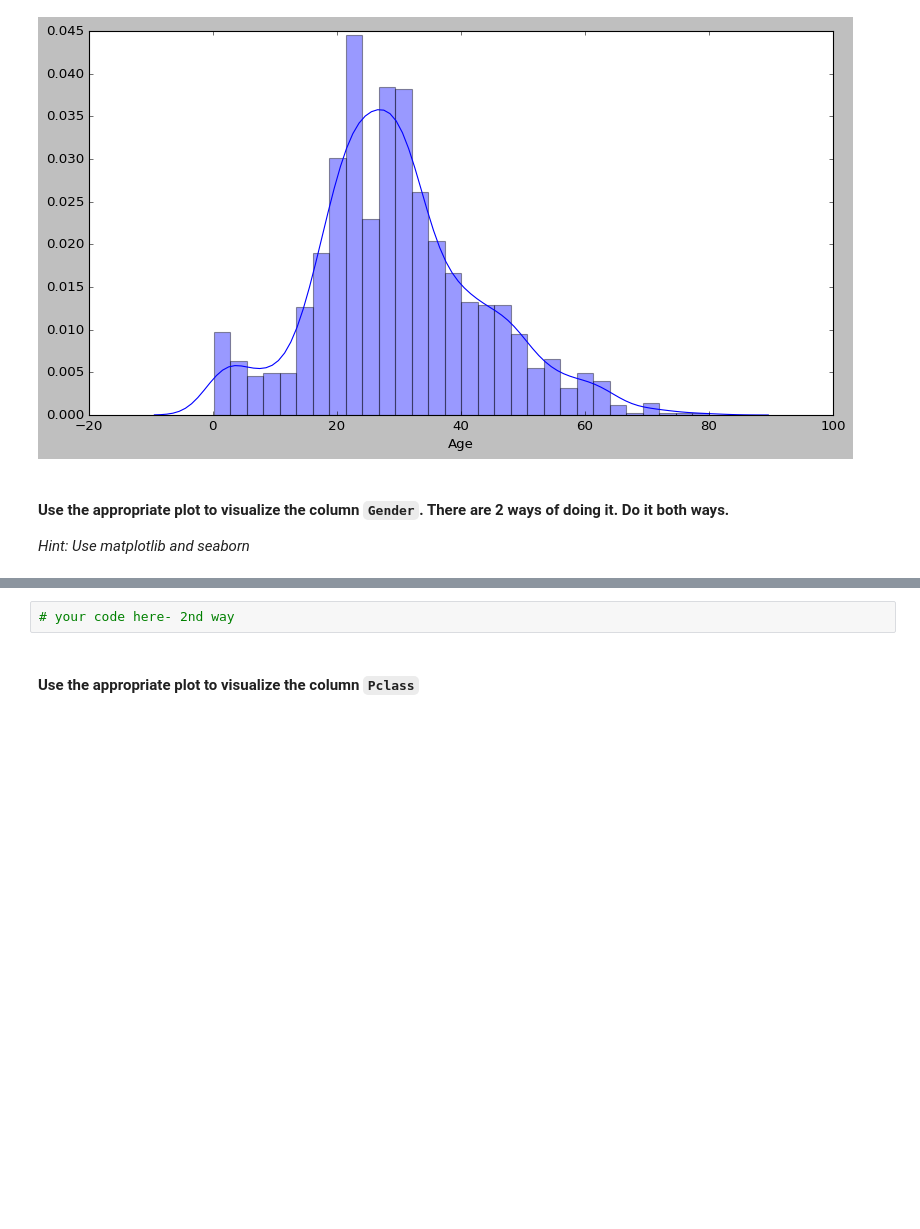
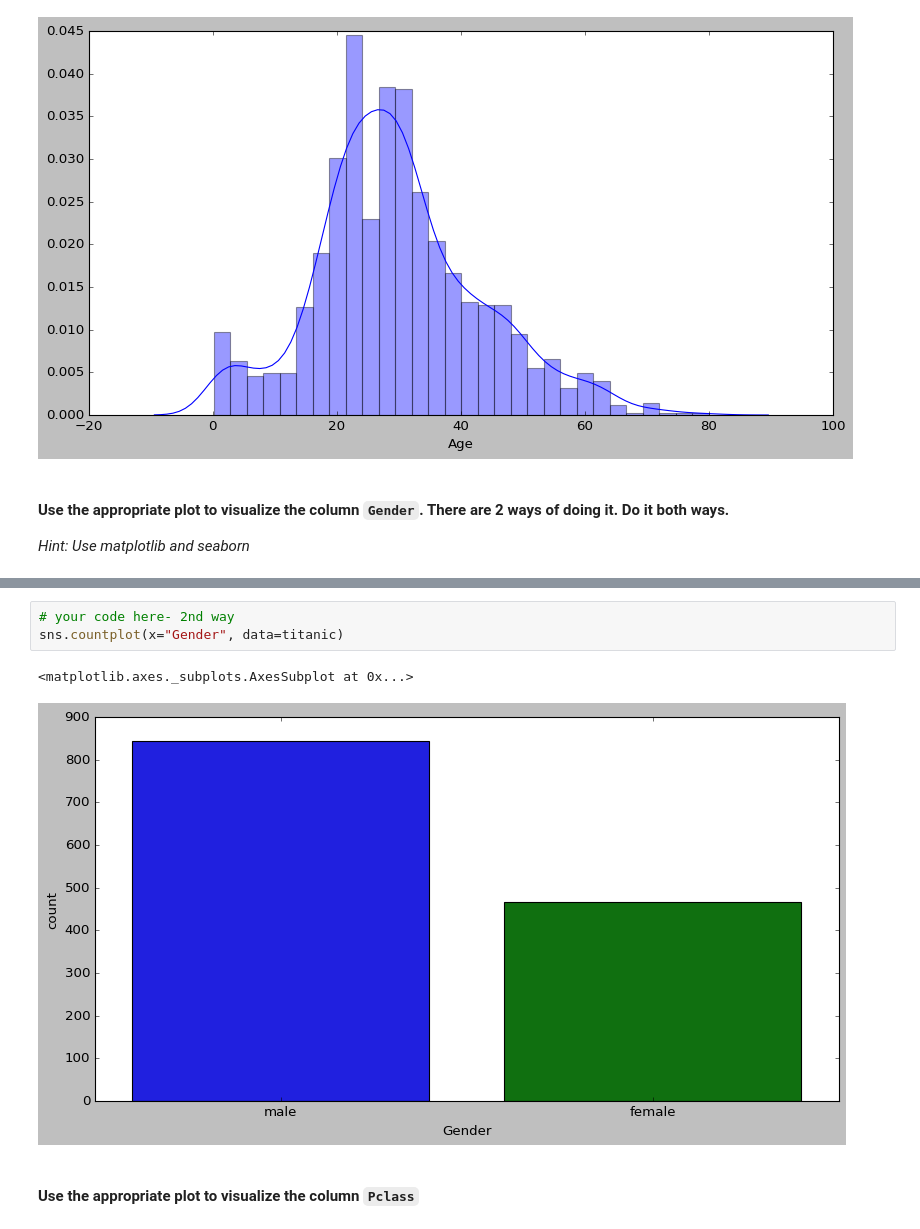
Before and after one commit to LauraRepullo/datamad0119, a Jupyter notebook: module-2/lab-matplotlib-seaborn/your-code/challenge-3.ipynb, the cells around one changed output, grey strips where cells are left out. Saved outputs shown, nothing was run; the diff lists cells and outputs as text; blank space fills up the shorter version.

```diff
--- a/module-2/lab-matplotlib-seaborn/your-code/challenge-3.ipynb
+++ b/module-2/lab-matplotlib-seaborn/your-code/challenge-3.ipynb
@@ -129,5 +119,9 @@ plt.pie(titanic['Gender'].value_counts())labels=df['officer_name'],
 # %%
 # your code here- 2nd way
+sns.countplot(x="Gender", data=titanic)
+# %% [output]
+<matplotlib.axes._subplots.AxesSubplot at 0x...>
+[figure, added]
 # %% [markdown]
 #### Use the appropriate plot to visualize the column `Pclass`
 # %%
```
Also changed, not shown: parts of 7 cells of this notebook.
